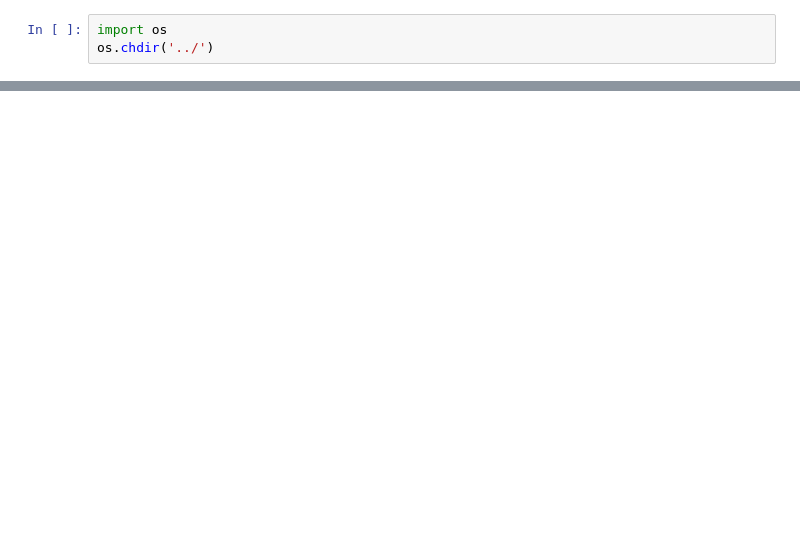
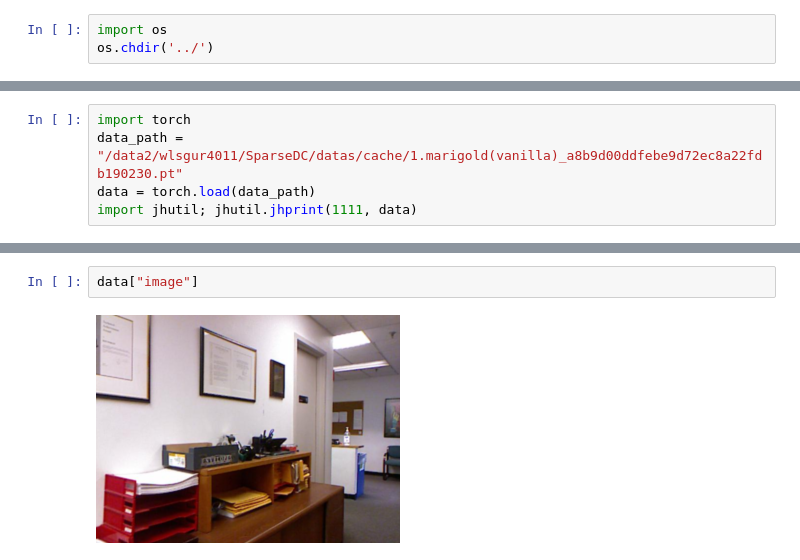
Before and after one commit to jk4011/SparseDC, a Jupyter notebook: notebooks/affine_vs_dbscan.ipynb, the cells around one changed output, grey strips where cells are left out. Cells and saved outputs as stored; diff of their text form; blank space fills up the shorter version.

```diff
--- a/notebooks/affine_vs_dbscan.ipynb
+++ b/notebooks/affine_vs_dbscan.ipynb
@@ -117,0 +7,5 @@ affine_diff.chans
+# %%
+import torch
+data_path = "/data2/wlsgur4011/SparseDC/datas/cache/1.marigold(vanilla)_a8b9d00ddfebe9d72ec8a22fdb190230.pt"
+data = torch.load(data_path)
+import jhutil; jhutil.jhprint(1111, data)
@@ -117,0 +21,4 @@ affine_diff.chans
+# %%
+data["image"]
+# %% [output]
+[figure, added]
```
Also changed, not shown: parts of 39 cells of this notebook, 6 other files.
